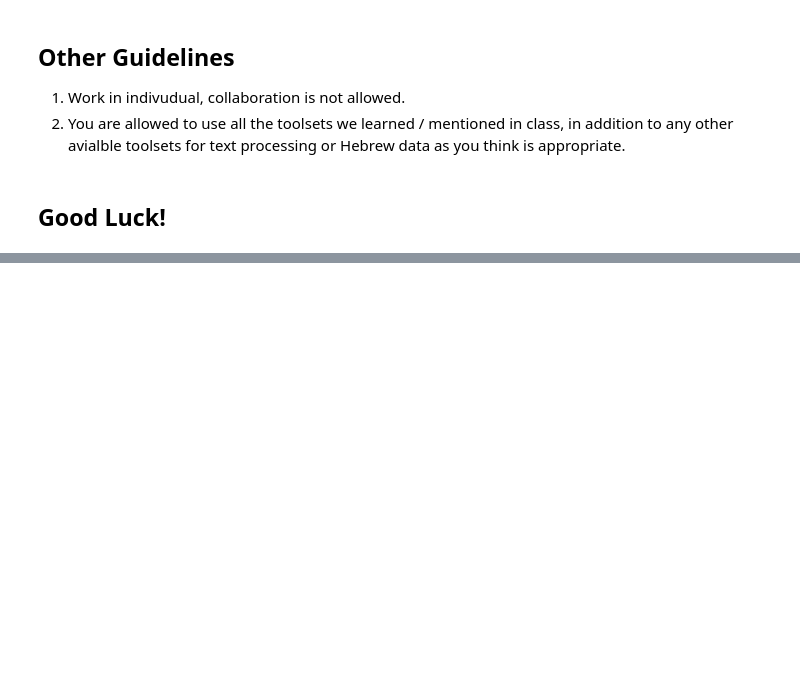
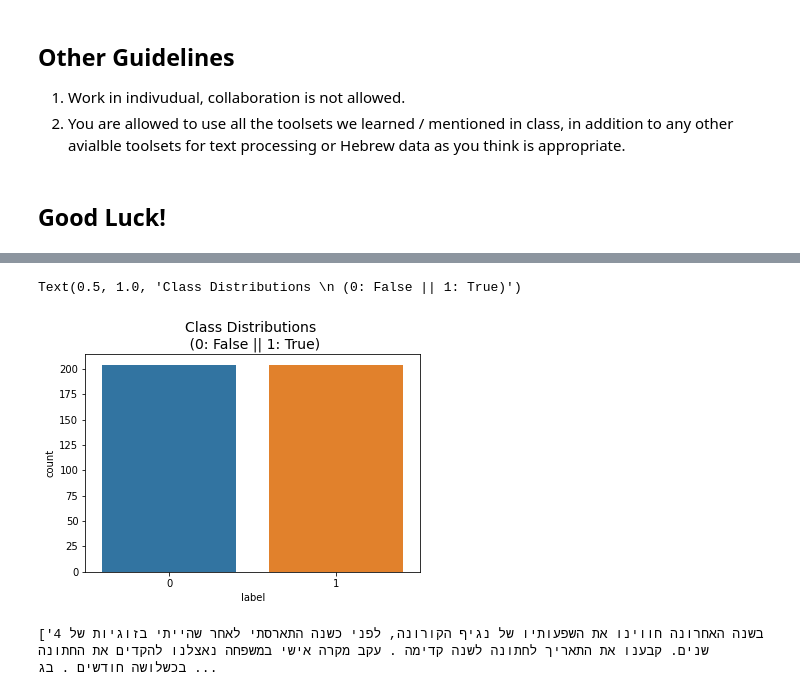
Before and after one commit to Sofy34/personal_strudy, a Jupyter notebook: HIT_ML/final_lab/Final_Assignment.ipynb, the cells around one changed output, grey strips where cells are left out. Drawn from its saved outputs; the diff is of its cells as text; code cells hidden in the pictures; blank space fills up the shorter version.

```diff
--- a/HIT_ML/final_lab/Final_Assignment.ipynb
+++ b/HIT_ML/final_lab/Final_Assignment.ipynb
@@ -43,0 +210,10 @@ You are requested to build a model to predict whether a new story in Hebrew is t
+# %%
+sns.countplot(x='label',data=df_steps['3_nar_length'])
+plt.title('Class Distributions \n (0: False || 1: True)', fontsize=14)
+# %% [output]
+Text(0.5, 1.0, 'Class Distributions \n (0: False || 1: True)')
+[figure, added]
+# %%
+show_random_text(df_steps['3_nar_length'],'narrative',2)
+# %% [output]
+['בשנה האחרונה חווינו את השפעותיו של נגיף הקורונה, לפני כשנה התארסתי לאחר שהייתי בזוגיות של 4 שנים. קבענו את התאריך לחתונה לשנה קדימה . עקב מקרה אישי במשפחה נאצלנו להקדים את החתונה בכשלושה חודשים . בג ...
```
Also changed, not shown: parts of 30 cells of this notebook.
